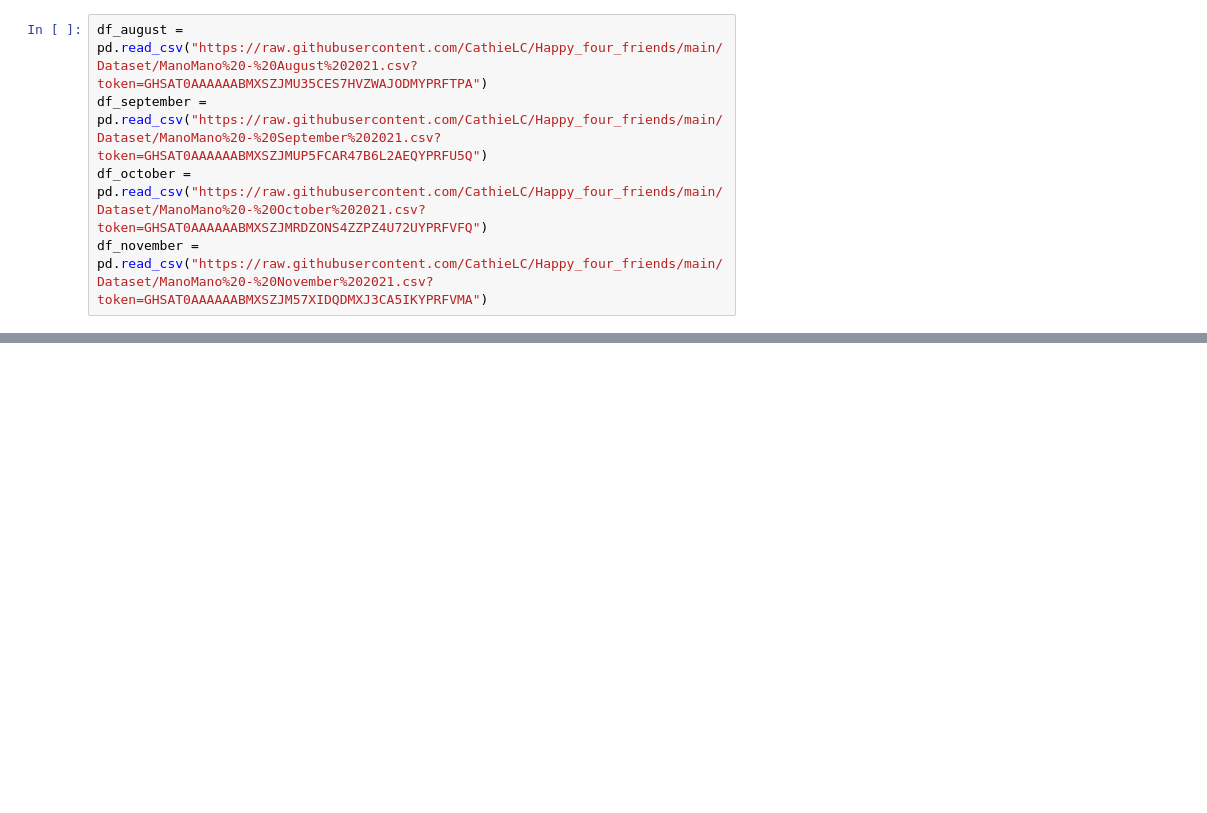
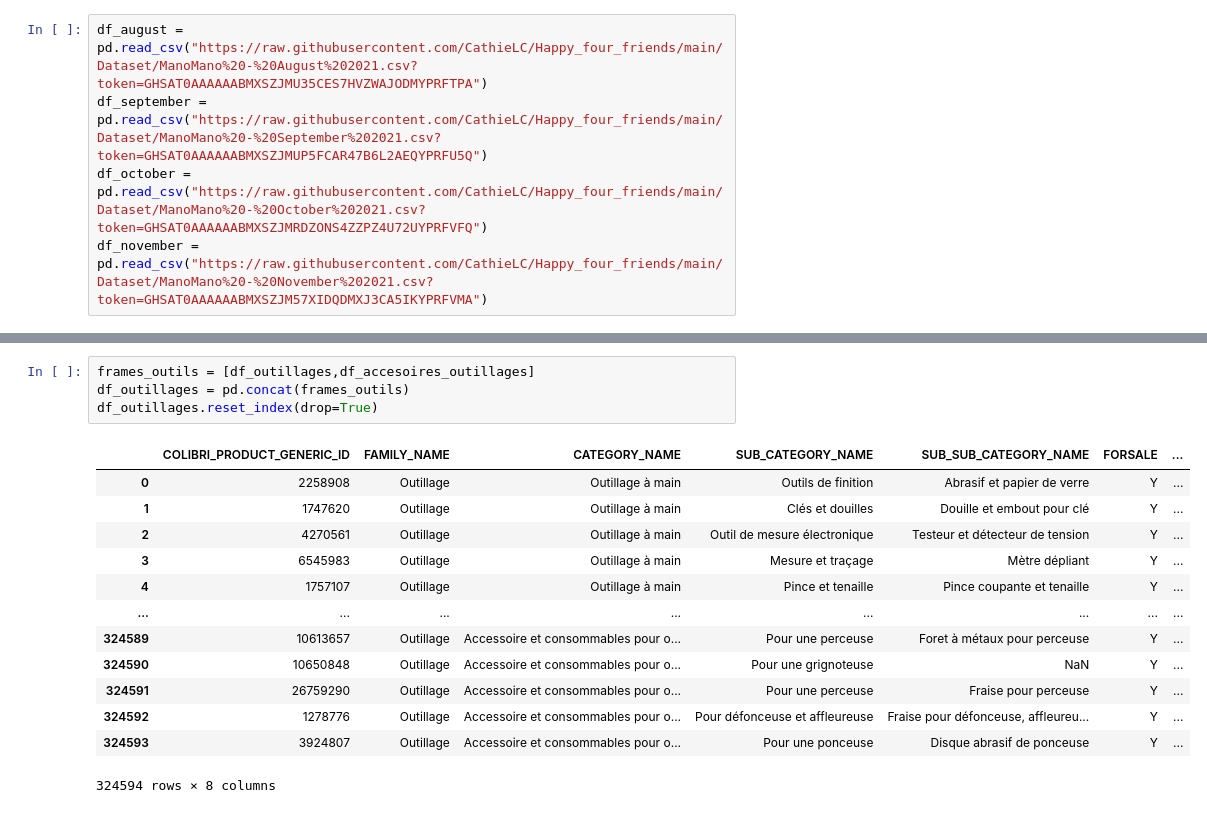
Before and after one commit to CathieLC/Happy_four_friends, a Jupyter notebook: CATHERINE/analize_file_1.ipynb, the cells around one changed output, grey strips where cells are left out. Saved outputs shown, nothing was run; the diff lists cells and outputs as text; blank space fills up the shorter version.

```diff
--- a/CATHERINE/analize_file_1.ipynb
+++ b/CATHERINE/analize_file_1.ipynb
@@ -20,0 +90,18 @@ OSError: [Errno 22] Invalid argument: 'datasets_cathie\x07ccessoires_pour_outill
+# %%
+frames_outils = [df_outillages,df_accesoires_outillages]
+df_outillages = pd.concat(frames_outils)
+df_outillages.reset_index(drop=True)
+# %% [output]
+|  | COLIBRI_PRODUCT_GENERIC_ID | FAMILY_NAME | CATEGORY_NAME | SUB_CATEGORY_NAME | SUB_SUB_CATEGORY_NAME | FORSALE | ... |
+| 0 | 2258908 | Outillage | Outillage à main | Outils de finition | Abrasif et papier de verre | Y | ... |
+| 1 | 1747620 | Outillage | Outillage à main | Clés et douilles | Douille et embout pour clé | Y | ... |
+| 2 | 4270561 | Outillage | Outillage à main | Outil de mesure électronique | Testeur et détecteur de tension | Y | ... |
+| 3 | 6545983 | Outillage | Outillage à main | Mesure et traçage | Mètre dépliant | Y | ... |
+| 4 | 1757107 | Outillage | Outillage à main | Pince et tenaille | Pince coupante et tenaille | Y | ... |
+| ... | ... | ... | ... | ... | ... | ... | ... |
+| 324589 | 10613657 | Outillage | Accessoire et consommables pour o... | Pour une perceuse | Foret à métaux pour perceuse | Y | ... |
+| 324590 | 10650848 | Outillage | Accessoire et consommables pour o... | Pour une grignoteuse | NaN | Y | ... |
+| 324591 | 26759290 | Outillage | Accessoire et consommables pour o... | Pour une perceuse | Fraise pour perceuse | Y | ... |
+| 324592 | 1278776 | Outillage | Accessoire et consommables pour o... | Pour défonceuse et affleureuse | Fraise pour défonceuse, affleureu... | Y | ... |
+| 324593 | 3924807 | Outillage | Accessoire et consommables pour o... | Pour une ponceuse | Disque abrasif de ponceuse | Y | ... |
+324594 rows × 8 columns
```
Also changed, not shown: parts of 14 cells of this notebook, 5 other files.
